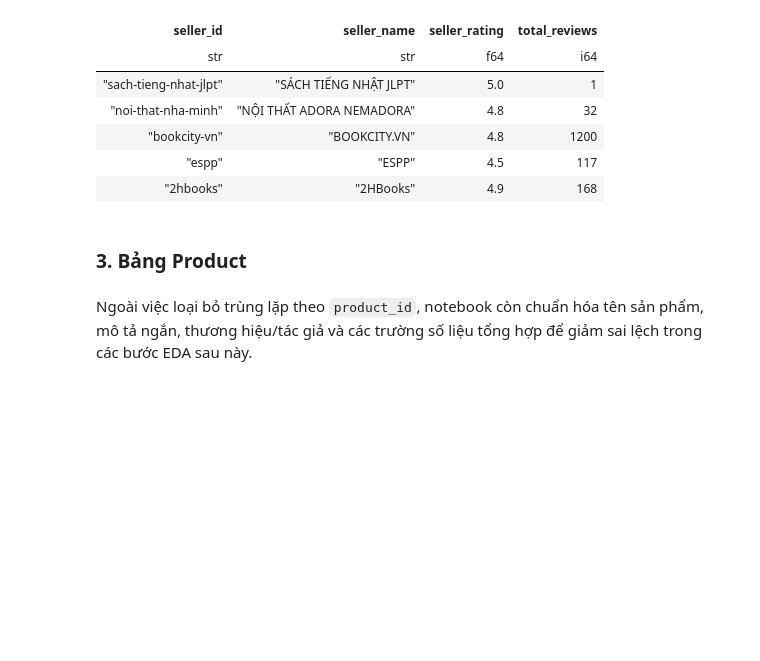
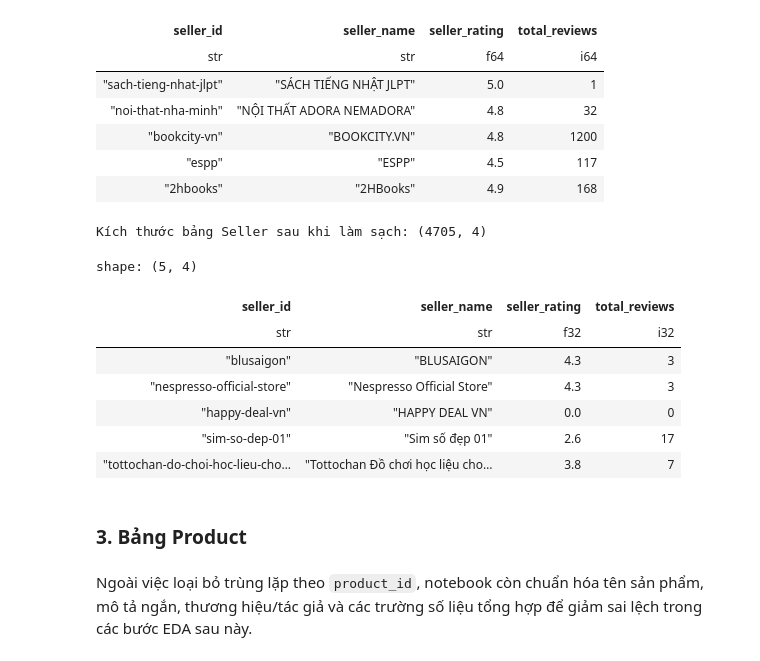
Before and after one commit to khoa26/ecommerce_analysis, a Jupyter notebook: notebooks/02_data_preprocessing.ipynb, the cells around one changed output. Saved outputs shown, nothing was run; the diff lists cells and outputs as text; code cells hidden in the pictures; blank space fills up the shorter version.

```diff
--- a/notebooks/02_data_preprocessing.ipynb
+++ b/notebooks/02_data_preprocessing.ipynb
@@ -151,8 +172,21 @@ df_seller = df_seller.unique(subset=["seller_id"], keep="first")\
             pl.col("seller_rating").fill_null(0.0),
             pl.col("total_reviews").fill_null(0)
         ])
+# %%
+print(f"Kích thước bảng Seller sau khi làm sạch: {df_seller.shape}")
+display(df_seller.head())
+# %% [output]
+Kích thước bảng Seller sau khi làm sạch: (4705, 4)
+shape: (5, 4)
+| seller_id | seller_name | seller_rating | total_reviews |
+| str | str | f32 | i32 |
+| "blusaigon" | "BLUSAIGON" | 4.3 | 3 |
+| "nespresso-official-store" | "Nespresso Official Store" | 4.3 | 3 |
+| "happy-deal-vn" | "HAPPY DEAL VN" | 0.0 | 0 |
+| "sim-so-dep-01" | "Sim số đẹp 01" | 2.6 | 17 |
+| "tottochan-do-choi-hoc-lieu-cho… | "Tottochan Đồ chơi học liệu cho… | 3.8 | 7 |
 # %% [markdown]
-### 3. Bảng Product
+<h3 id="section-3-bang-product">3. Bảng Product</h3>
 # %% [markdown]
 Ngoài việc loại bỏ trùng lặp theo `product_id`, notebook còn chuẩn hóa tên sản phẩm, mô tả ngắn, thương hiệu/tác giả và các trường số liệu tổng hợp để giảm sai lệch trong các bước EDA sau này.
 # %%
```
Also changed, not shown: parts of 35 cells of this notebook, 4 other files.
